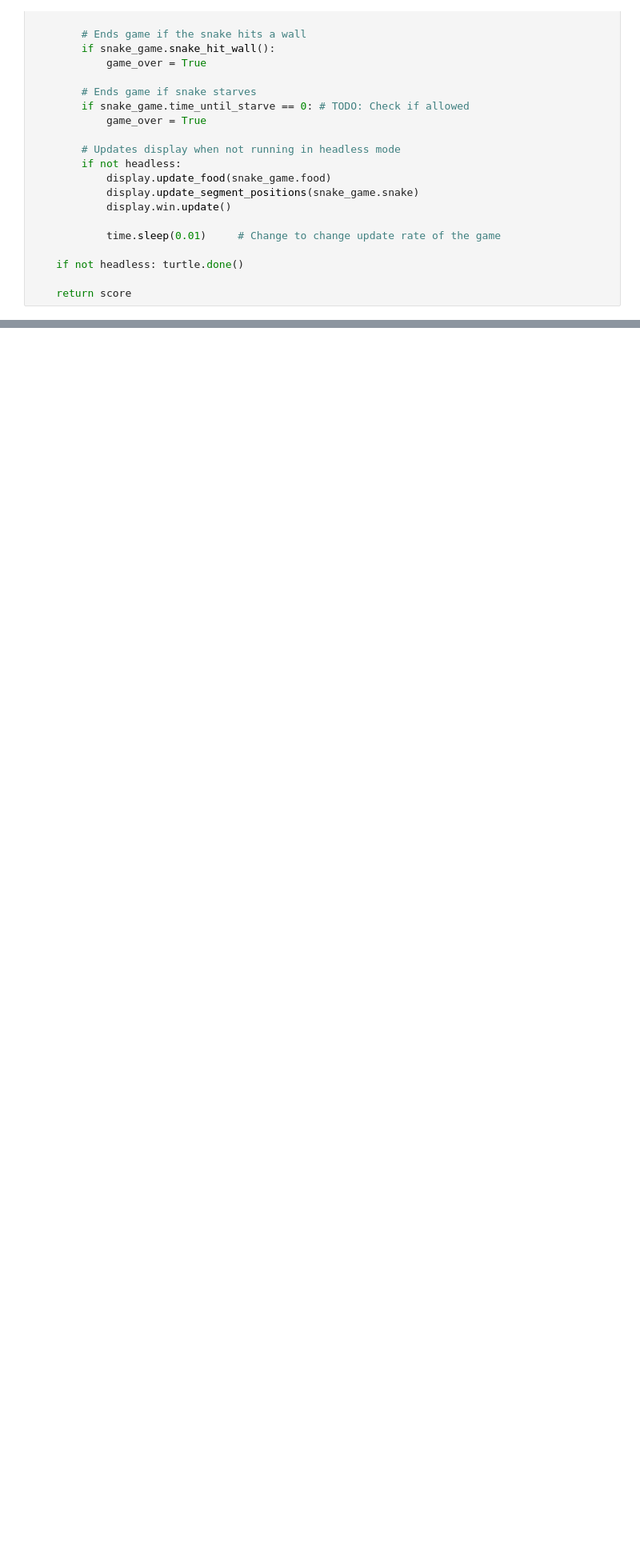
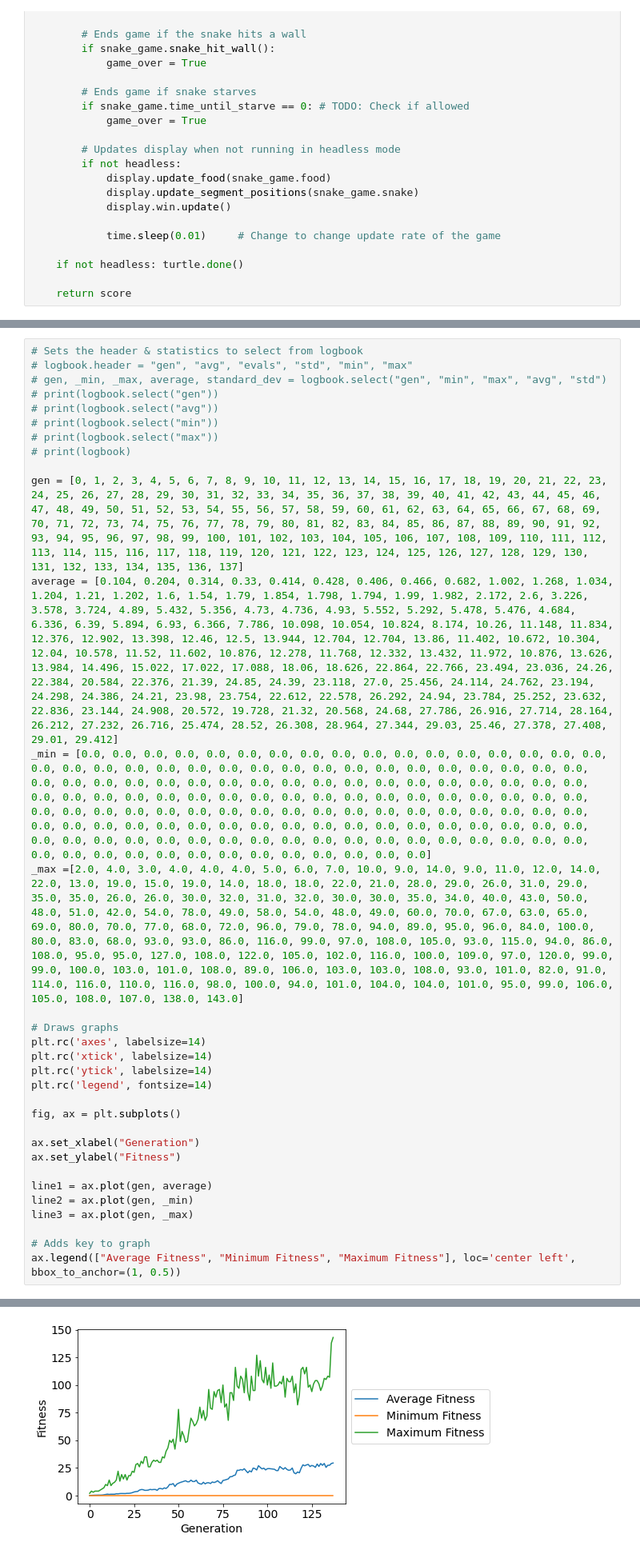
Before and after one commit to LucyIvatt/snake-ga, a Jupyter notebook: solution.ipynb, the cells around one changed output, grey strips where cells are left out. Shown at 80% size. Saved outputs shown, nothing was run; the diff lists cells and outputs as text; blank space fills up the shorter version.

```diff
--- a/solution.ipynb
+++ b/solution.ipynb
@@ -453,0 +410,33 @@ gen     avg     evals   std             min     max
+# %%
+# Sets the header & statistics to select from logbook
+# logbook.header = "gen", "avg", "evals", "std", "min", "max"
+# gen, _min, _max, average, standard_dev = logbook.select("gen", "min", "max", "avg", "std")
+# print(logbook.select("gen"))
+# print(logbook.select("avg"))
+# print(logbook.select("min"))
+# print(logbook.select("max"))
+# print(logbook)
+
+gen = [0, 1, 2, 3, 4, 5, 6, 7, 8, 9, 10, 11, 12, 13, 14, 15, 16, 17, 18, 19, 20, 21, 22, 23, 24, 25, 26, 27, 28, 29, 30, 31, 32, 33, 34, 35, 36, 37, 38, 39, 40, 41, 42, 43, 44, 45, 46, 47, 48, 49, 50, 51, 52, 53, 54, 55, 56, 57, 58, 59, 60, 61, 62, 63, 64, 65, 66, 67, 68, 69, 70, 71, 72, 73, 74, 75, 76, 77, 78, 79, 80, 81, 82, 83, 84, 85, 86, 87, 88, 89, 90, 91, 92, 93, 94, 95, 96, 97, 98, 99, 100, 101, 102, 103, 104, 105, 106, 107, 108, 109, 110, 111, 112, 113, 114, 115, 116, 117, 118, 119, 120, 121, 122, 123, 124, 125, 126, 127, 128, 129, 130, 131, 132, 133, 134, 135, 136, 137]
+average = [0.104, 0.204, 0.314, 0.33, 0.414, 0.428, 0.406, 0.466, 0.682, 1.002, 1.268, 1.034, 1.204, 1.21, 1.202, 1.6, 1.54, 1.79, 1.854, 1.798, 1.794, 1.99, 1.982, 2.172, 2.6, 3.226, 3.578, 3.724, 4.89, 5.432, 5.356, 4.73, 4.736, 4.93, 5.552, 5.292, 5.478, 5.476, 4.684, 6.336, 6.39, 5.894, 6.93, 6.366, 7.786, 10.098, 10.054, 10.824, 8.174, 10.26, 11.148, 11.834, 12.376, 12.902, 13.398, 12.46, 12.5, 13.944, 12.704, 12.704, 13.86, 11.402, 10.672, 10.304, 12.04, 10.578, 11.52, 11.602, 10.876, 12.278, 11.768, 12.332, 13.432, 11.972, 10.876, 13.626, 13.984, 14.496, 15.022, 17.022, 17.088, 18.06, 18.626, 22.864, 22.766, 23.494, 23.036, 24.26, 22.384, 20.584, 22.376, 21.39, 24.85, 24.39, 23.118, 27.0, 25.456, 24.114, 24.762, 23.194, 24.298, 24.386, 24.21, 23.98, 23.754, 22.612, 22.578, 26.292, 24.94, 23.784, 25.252, 23.632, 22.836, 23.144, 24.908, 20.572, 19.728, 21.32, 20.568, 24.68, 27.786, 26.916, 27.714, 28.164, 26.212, 27.232, 26.716, 25.474, 28.52, 26.308, 28.964, 27.344, 29.03, 25.46, 27.378, 27.408, 29.01, 29.412]
+_min = [0.0, 0.0, 0.0, 0.0, 0.0, 0.0, 0.0, 0.0, 0.0, 0.0, 0.0, 0.0, 0.0, 0.0, 0.0, 0.0, 0.0, 0.0, 0.0, 0.0, 0.0, 0.0, 0.0, 0.0, 0.0, 0.0, 0.0, 0.0, 0.0, 0.0, 0.0, 0.0, 0.0, 0.0, 0.0, 0.0, 0.0, 0.0, 0.0, 0.0, 0.0, 0.0, 0.0, 0.0, 0.0, 0.0, 0.0, 0.0, 0.0, 0.0, 0.0, 0.0, 0.0, 0.0, 0.0, 0.0, 0.0, 0.0, 0.0, 0.0, 0.0, 0.0, 0.0, 0.0, 0.0, 0.0, 0.0, 0.0, 0.0, 0.0, 0.0, 0.0, 0.0, 0.0, 0.0, 0.0, 0.0, 0.0, 0.0, 0.0, 0.0, 0.0, 0.0, 0.0, 0.0, 0.0, 0.0, 0.0, 0.0, 0.0, 0.0, 0.0, 0.0, 0.0, 0.0, 0.0, 0.0, 0.0, 0.0, 0.0, 0.0, 0.0, 0.0, 0.0, 0.0, 0.0, 0.0, 0.0, 0.0, 0.0, 0.0, 0.0, 0.0, 0.0, 0.0, 0.0, 0.0, 0.0, 0.0, 0.0, 0.0, 0.0, 0.0, 0.0, 0.0, 0.0, 0.0, 0.0, 0.0, 0.0, 0.0, 0.0, 0.0, 0.0, 0.0, 0.0, 0.0, 0.0]
+_max =[2.0, 4.0, 3.0, 4.0, 4.0, 4.0, 5.0, 6.0, 7.0, 10.0, 9.0, 14.0, 9.0, 11.0, 12.0, 14.0, 22.0, 13.0, 19.0, 15.0, 19.0, 14.0, 18.0, 18.0, 22.0, 21.0, 28.0, 29.0, 26.0, 31.0, 29.0, 35.0, 35.0, 26.0, 26.0, 30.0, 32.0, 31.0, 32.0, 30.0, 30.0, 35.0, 34.0, 40.0, 43.0, 50.0, 48.0, 51.0, 42.0, 54.0, 78.0, 49.0, 58.0, 54.0, 48.0, 49.0, 60.0, 70.0, 67.0, 63.0, 65.0, 69.0, 80.0, 70.0, 77.0, 68.0, 72.0, 96.0, 79.0, 78.0, 94.0, 89.0, 95.0, 96.0, 84.0, 100.0, 80.0, 83.0, 68.0, 93.0, 93.0, 86.0, 116.0, 99.0, 97.0, 108.0, 105.0, 93.0, 115.0, 94.0, 86.0, 108.0, 95.0, 95.0, 127.0, 108.0, 122.0, 105.0, 102.0, 116.0, 100.0, 109.0, 97.0, 120.0, 99.0, 99.0, 100.0, 103.0, 101.0, 108.0, 89.0, 106.0, 103.0, 103.0, 108.0, 93.0, 101.0, 82.0, 91.0, 114.0, 116.0, 110.0, 116.0, 98.0, 100.0, 94.0, 101.0, 104.0, 104.0, 101.0, 95.0, 99.0, 106.0, 105.0, 108.0, 107.0, 138.0, 143.0]
+
+# Draws graphs
+plt.rc('axes', labelsize=14)
+plt.rc('xtick', labelsize=14)
+plt.rc('ytick', labelsize=14)
+plt.rc('legend', fontsize=14)
+
+fig, ax = plt.subplots()
+
+ax.set_xlabel("Generation")
+ax.set_ylabel("Fitness")
+
+line1 = ax.plot(gen, average)
+line2 = ax.plot(gen, _min)
+line3 = ax.plot(gen, _max)
+
+# Adds key to graph
+ax.legend(["Average Fitness", "Minimum Fitness", "Maximum Fitness"], loc='center left', bbox_to_anchor=(1, 0.5))
+# %% [output]
@@ -454 +444,2 @@ gen     avg     evals   std             min     max
+[figure, added]
 # %%
```
Also changed, not shown: parts of 7 cells of this notebook.
